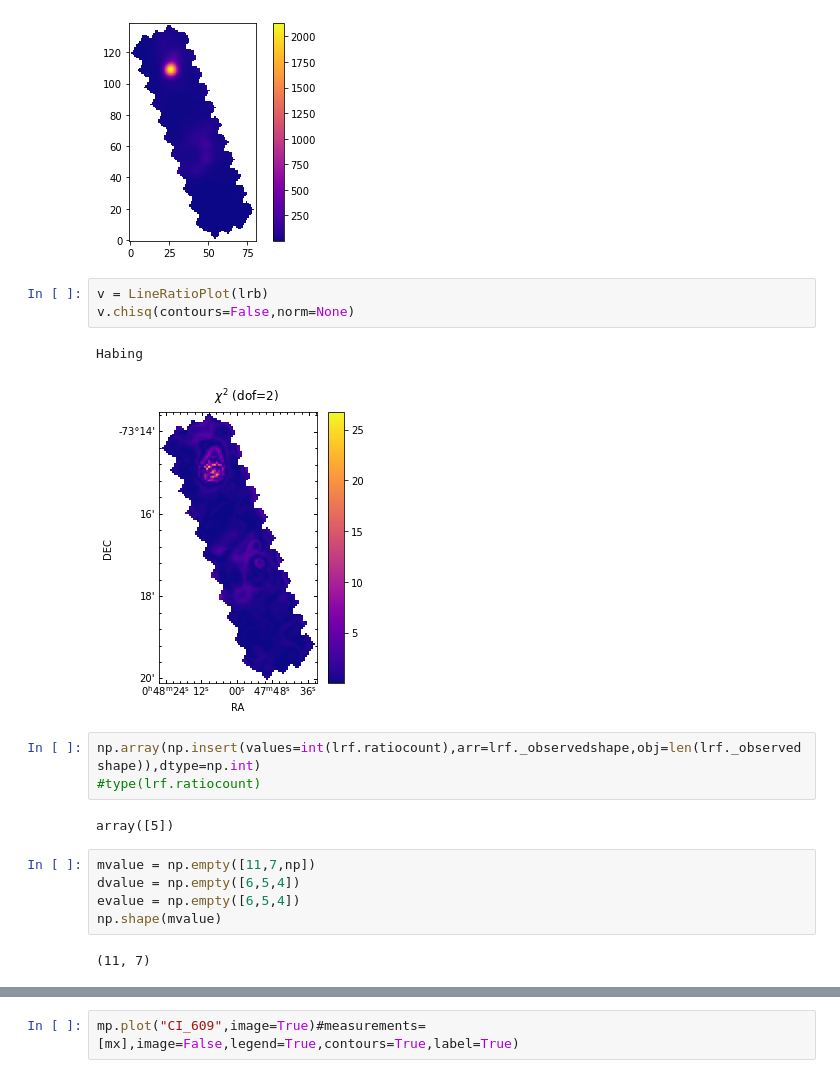
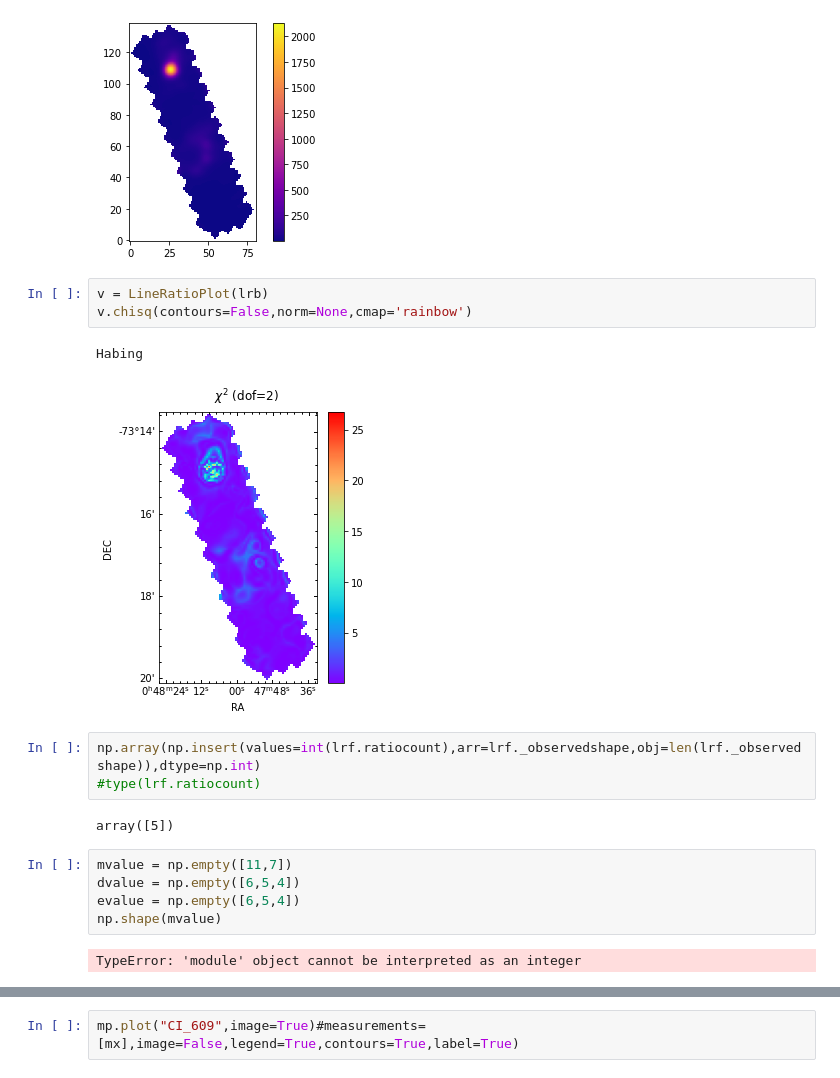
Before and after one commit to mpound/pdrtpy, a Jupyter notebook: Debug.ipynb, the cells around one changed output, grey strips where cells are left out. Cells and saved outputs as stored; diff of their text form.

Commit message:
interp changes

```diff
--- a/Debug.ipynb
+++ b/Debug.ipynb
@@ -293,22 +337,22 @@ plt.colorbar()
 [figure]
 # %%
 v = LineRatioPlot(lrb)
-v.chisq(contours=False,norm=None)
+v.chisq(contours=False,norm=None,cmap='rainbow')
 # %% [output]
 Habing
-[figure, old version]
+[figure, new version]
 # %%
 np.array(np.insert(values=int(lrf.ratiocount),arr=lrf._observedshape,obj=len(lrf._observedshape)),dtype=np.int)
 #type(lrf.ratiocount)
 # %% [output]
 array([5])
 # %%
-mvalue = np.empty([11,7,np])
+mvalue = np.empty([11,7])
 dvalue = np.empty([6,5,4])
 evalue = np.empty([6,5,4])
 np.shape(mvalue)
 # %% [output]
-(11, 7)
+TypeError: 'module' object cannot be interpreted as an integer
 # %%
 emcee_plot = corner.corner(res2.flatchain,
                            truths=list(res2.params.valuesdict().values()),
```
Also changed, not shown: parts of 34 cells of this notebook, 1 other file.
